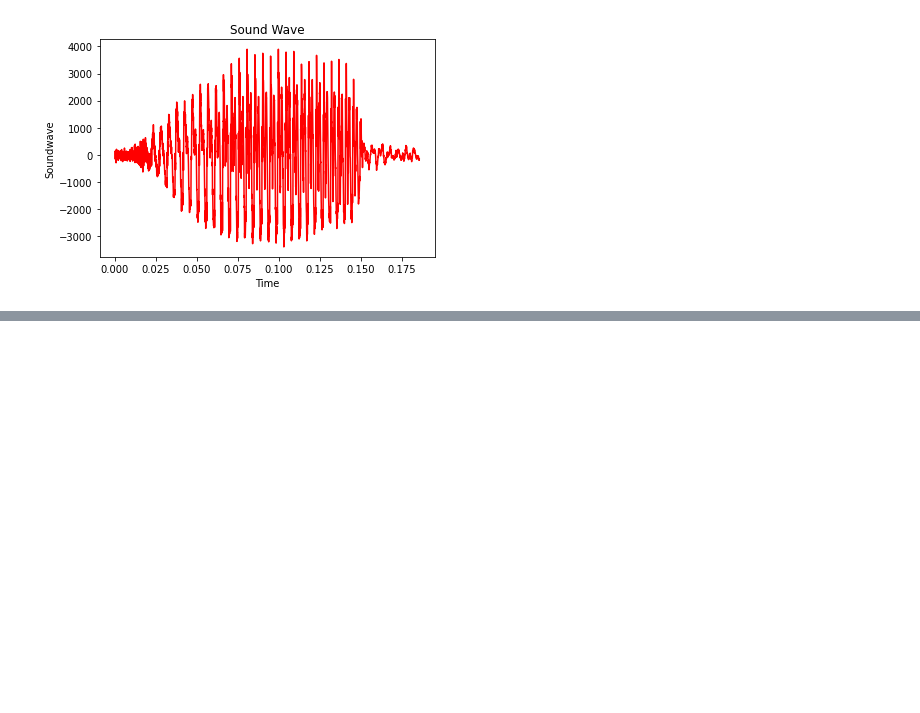
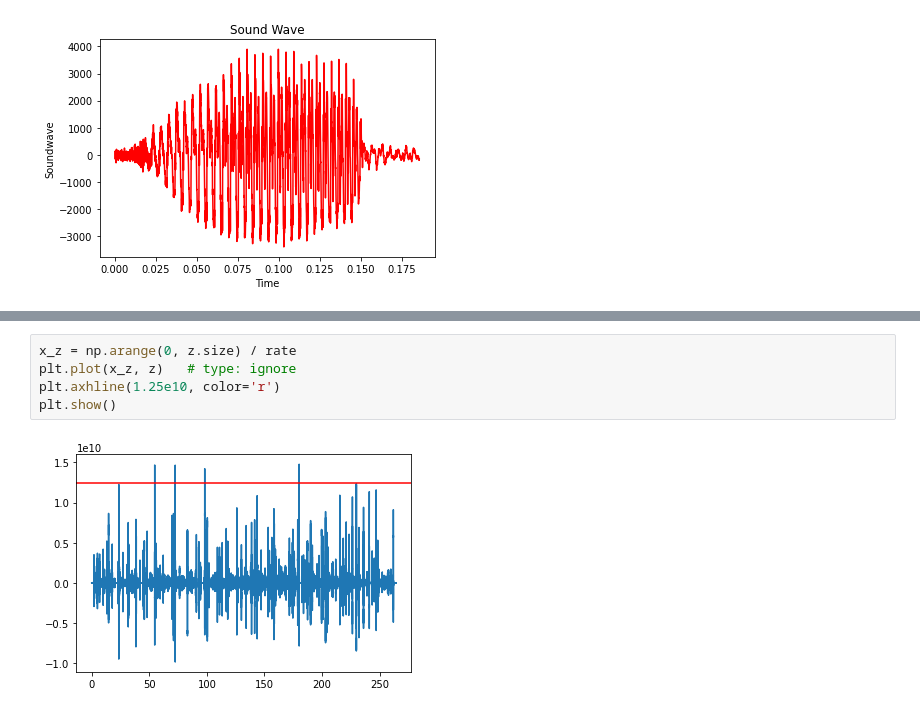
Before and after one commit to bluishfluid666/bahnar_tts, a Jupyter notebook: src-code/pattern-processing.ipynb, the cells around one changed output, grey strips where cells are left out. Drawn from its saved outputs; the diff is of its cells as text; blank space fills up the shorter version.

```diff
--- a/src-code/pattern-processing.ipynb
+++ b/src-code/pattern-processing.ipynb
@@ -282,0 +333,7 @@ True
+# %%
+x_z = np.arange(0, z.size) / rate
+plt.plot(x_z, z)   # type: ignore
+plt.axhline(1.25e10, color='r')
+plt.show()
+# %% [output]
+[figure, added]
```
Also changed, not shown: parts of 22 cells of this notebook.
